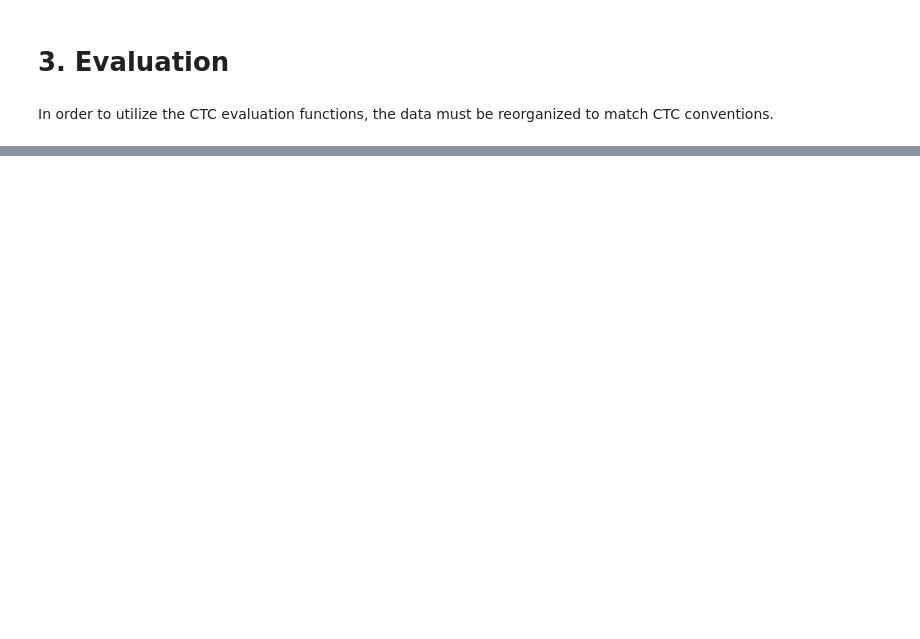
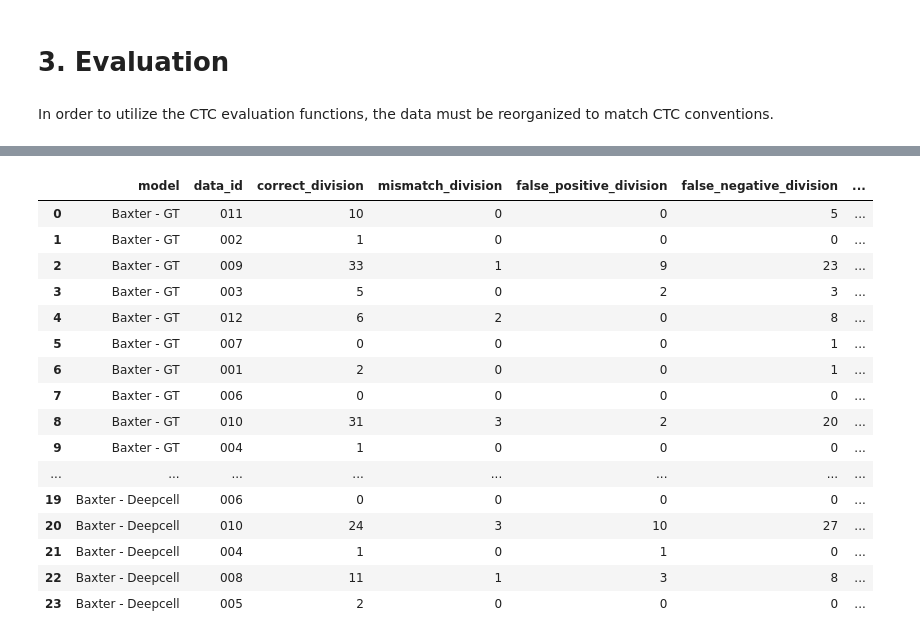
Before and after one commit to vanvalenlab/Caliban-2024_Schwartz_et_al, a Jupyter notebook: benchmarking/Baxter/benchmark-Baxter.ipynb, the cells around one changed output, grey strips where cells are left out. Drawn from its saved outputs; the diff is of its cells as text; code cells hidden in the pictures; blank space fills up the shorter version.

Commit message:
Revert "Remove deepcell segmentation benchmarking from Baxter and TracX"
This reverts commit 43d409bc4877a913e152e9ca2dc0c1af25b872f3.

```diff
--- a/benchmarking/Baxter/benchmark-Baxter.ipynb
+++ b/benchmarking/Baxter/benchmark-Baxter.ipynb
@@ -19,9 +21,10 @@ import utils
 data_dir = 'data'
 raw_dir = os.path.join(data_dir, 'raw')
 seg_gt_dir = os.path.join(raw_dir, 'Analysis/Segmentation_GT')
+seg_dc_dir = os.path.join(raw_dir, 'Analysis/Segmentation_DeepCell')
 gt_dir = os.path.join(data_dir, 'GT')
 
-for d in [raw_dir, seg_gt_dir, gt_dir]:
+for d in [raw_dir, seg_gt_dir, seg_dc_dir, gt_dir]:
     if not os.path.exists(d):
         os.makedirs(d)
 # %% [markdown]
@@ -50,9 +55,10 @@ for batch_no in range(len(data['lineages'])):
     raw_subdir = os.path.join(raw_dir, '{:03}'.format(batch_no + 1))
     gt_subdir = os.path.join(gt_dir, '{:03}'.format(batch_no + 1))
     seg_gt_subdir = os.path.join(seg_gt_dir, '{:03}'.format(batch_no + 1))
+    seg_dc_subdir = os.path.join(seg_dc_dir, '{:03}'.format(batch_no + 1))
 
     # Create directories if needed
-    for d in (raw_subdir, gt_subdir, seg_gt_subdir):
+    for d in (raw_subdir, gt_subdir, seg_gt_subdir, seg_dc_subdir):
         if not os.path.exists(d):
             os.makedirs(d)
 
@@ -86,10 +92,15 @@ for batch_no in range(len(data['lineages'])):
     for i in range(X.shape[0]):
         name_raw = os.path.join(raw_subdir, 't{:03}.tif'.format(i))
         name_seg_gt = os.path.join(seg_gt_subdir, 't{:03}.tif'.format(i))
+        name_seg_dc = os.path.join(seg_dc_subdir, 't{:03}.tif'.format(i))
         name_gt = os.path.join(gt_subdir, 't{:03}.tif'.format(i))
+
+        # Generate deepcell prediction
+        pred = app.predict(X[i:i+1, ..., channel:channel+1])
 
         imwrite(name_raw, X[i, ..., channel])
         imwrite(name_seg_gt, y[i, ..., channel].astype('uint16'))
+        imwrite(name_seg_dc, pred.astype('uint16'))
         imwrite(name_gt, y[i, ..., channel].astype('uint16'))
 # %% [output]
 2022-11-18 00:58:07.723153: I tensorflow/stream_executor/cuda/cuda_dnn.cc:368] Loaded cuDNN version 8100
@@ -122,6 +137,7 @@ from deepcell_tracking.metrics import TrackingMetrics
 data_dir = 'data'
 gt_dir = os.path.join(data_dir, 'GT')
 export_gt_dir = os.path.join(data_dir, 'raw/Analysis/CellDataGT/RES/')
+export_dc_dir = os.path.join(data_dir, 'raw/Analysis/CellDataDeepCell/RES/')
 ctc_gt = os.path.join(data_dir, 'SEG_GT')
 ctc_dc = os.path.join(data_dir, 'SEG_PRED')
 
@@ -130,7 +146,7 @@ data_ids = os.listdir(gt_dir)
 node_match_threshold = 0.6
 
 ctc_software = '../CTC_Evaluation_Software'
-operating_system = 'Linux' # or 'Mac' or 'Win'
+operating_system = 'Mac' # or 'Mac' or 'Win'
 num_digits = '3'
 # %% [markdown]
 In order to utilize the CTC evaluation functions, the data must be reorganized to match CTC conventions.
@@ -203,0 +236,20 @@ df.to_csv('benchmarks.csv')
+# %%
+df
+# %% [output]
+|  | model | data_id | correct_division | mismatch_division | false_positive_division | false_negative_division | ... |
+| 0 | Baxter - GT | 011 | 10 | 0 | 0 | 5 | ... |
+| 1 | Baxter - GT | 002 | 1 | 0 | 0 | 0 | ... |
+| 2 | Baxter - GT | 009 | 33 | 1 | 9 | 23 | ... |
+| 3 | Baxter - GT | 003 | 5 | 0 | 2 | 3 | ... |
+| 4 | Baxter - GT | 012 | 6 | 2 | 0 | 8 | ... |
+| 5 | Baxter - GT | 007 | 0 | 0 | 0 | 1 | ... |
+| 6 | Baxter - GT | 001 | 2 | 0 | 0 | 1 | ... |
+| 7 | Baxter - GT | 006 | 0 | 0 | 0 | 0 | ... |
+| 8 | Baxter - GT | 010 | 31 | 3 | 2 | 20 | ... |
+| 9 | Baxter - GT | 004 | 1 | 0 | 0 | 0 | ... |
+| ... | ... | ... | ... | ... | ... | ... | ... |
+| 19 | Baxter - Deepcell | 006 | 0 | 0 | 0 | 0 | ... |
+| 20 | Baxter - Deepcell | 010 | 24 | 3 | 10 | 27 | ... |
+| 21 | Baxter - Deepcell | 004 | 1 | 0 | 1 | 0 | ... |
+| 22 | Baxter - Deepcell | 008 | 11 | 1 | 3 | 8 | ... |
+| 23 | Baxter - Deepcell | 005 | 2 | 0 | 0 | 0 | ... |
```
Also changed, not shown: parts of 7 cells of this notebook, 4 other files.
